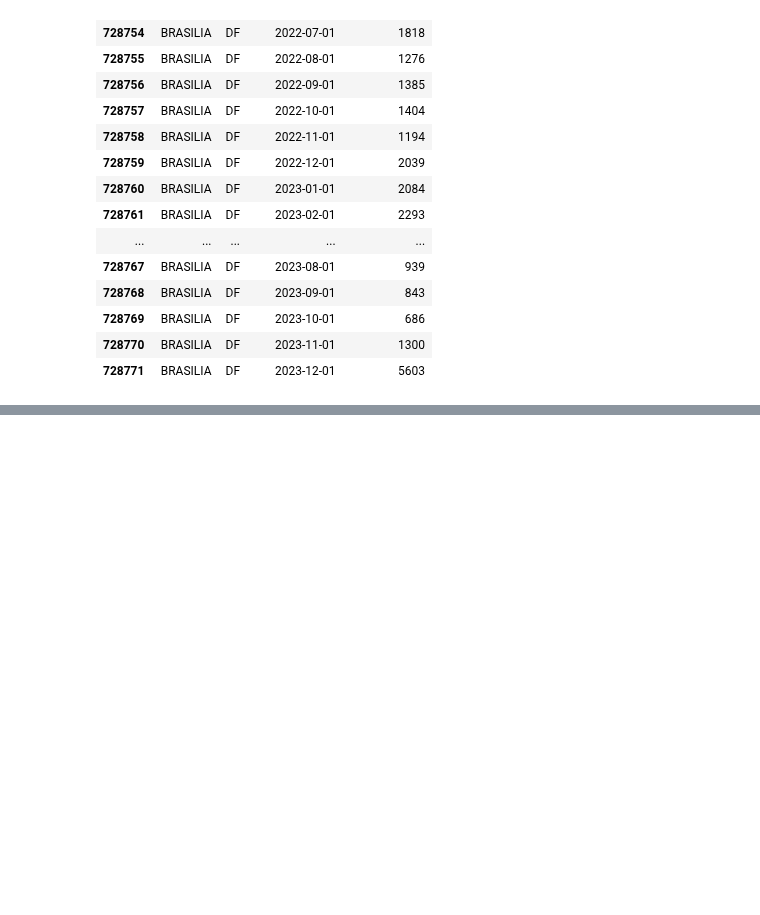
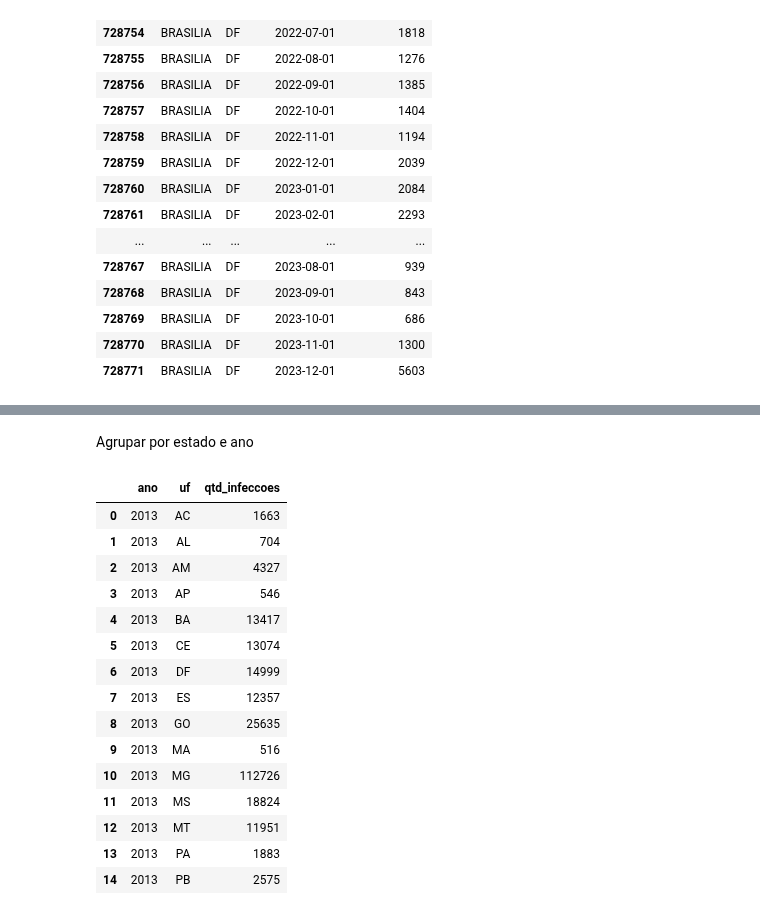
Before and after one commit to sahbrynna/fiap-pos-tech-data-analytics, a Jupyter notebook: Dengue_Brasil.ipynb, the cells around one changed output, grey strips where cells are left out. Drawn from its saved outputs; the diff is of its cells as text; code cells hidden in the pictures; blank space fills up the shorter version.

```diff
--- a/Dengue_Brasil.ipynb
+++ b/Dengue_Brasil.ipynb
@@ -76,0 +204,23 @@ df_dengue.tail(20)
+# %% [markdown]
+Agrupar por estado e ano
+# %%
+infeccoes_estado = df_dengue.groupby(['ano','uf',])['qtd_infeccoes'].sum().reset_index()
+# %%
+infeccoes_estado.head(15)
+# %% [output]
+|  | ano | uf | qtd_infeccoes |
+| 0 | 2013 | AC | 1663 |
+| 1 | 2013 | AL | 704 |
+| 2 | 2013 | AM | 4327 |
+| 3 | 2013 | AP | 546 |
+| 4 | 2013 | BA | 13417 |
+| 5 | 2013 | CE | 13074 |
+| 6 | 2013 | DF | 14999 |
+| 7 | 2013 | ES | 12357 |
+| 8 | 2013 | GO | 25635 |
+| 9 | 2013 | MA | 516 |
+| 10 | 2013 | MG | 112726 |
+| 11 | 2013 | MS | 18824 |
+| 12 | 2013 | MT | 11951 |
+| 13 | 2013 | PA | 1883 |
+| 14 | 2013 | PB | 2575 |
```
Also changed, not shown: parts of 21 cells of this notebook.
